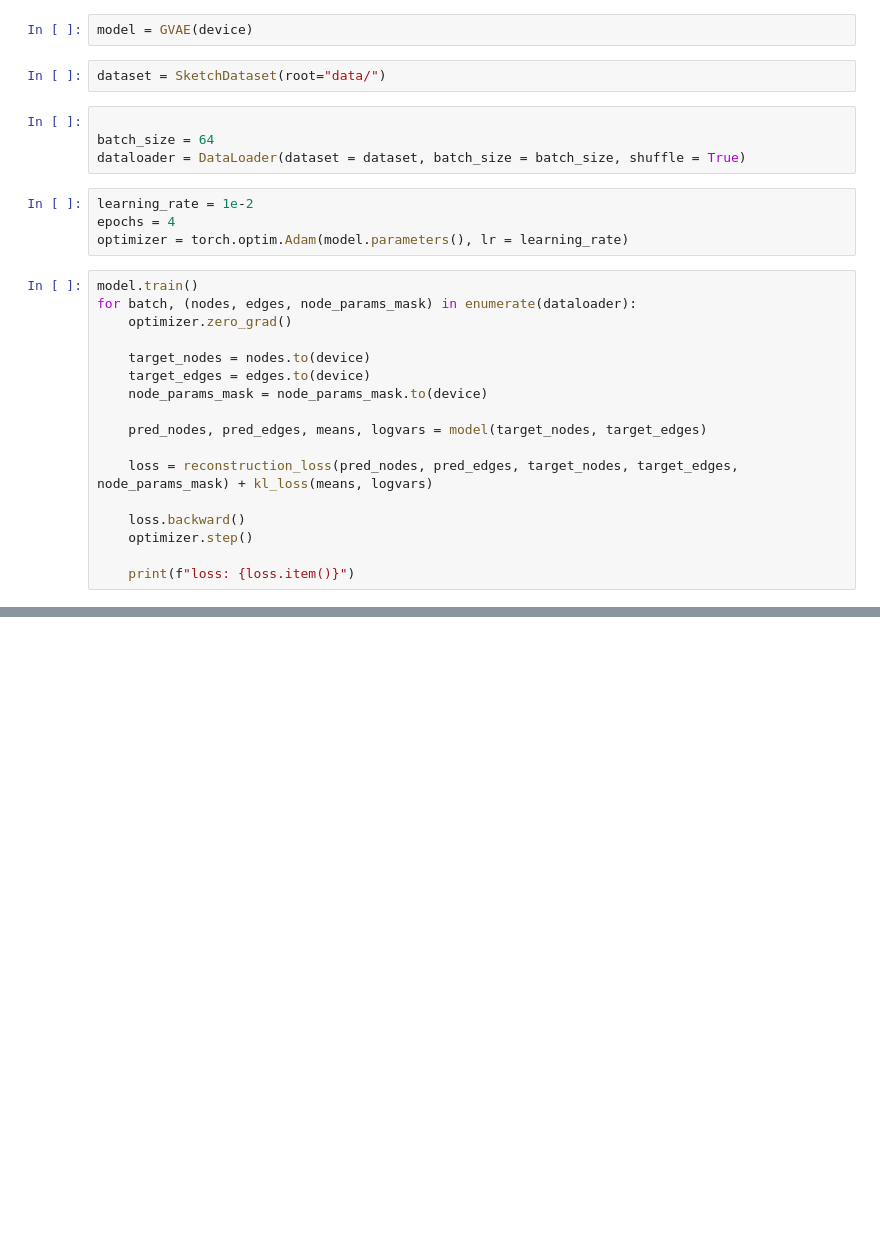
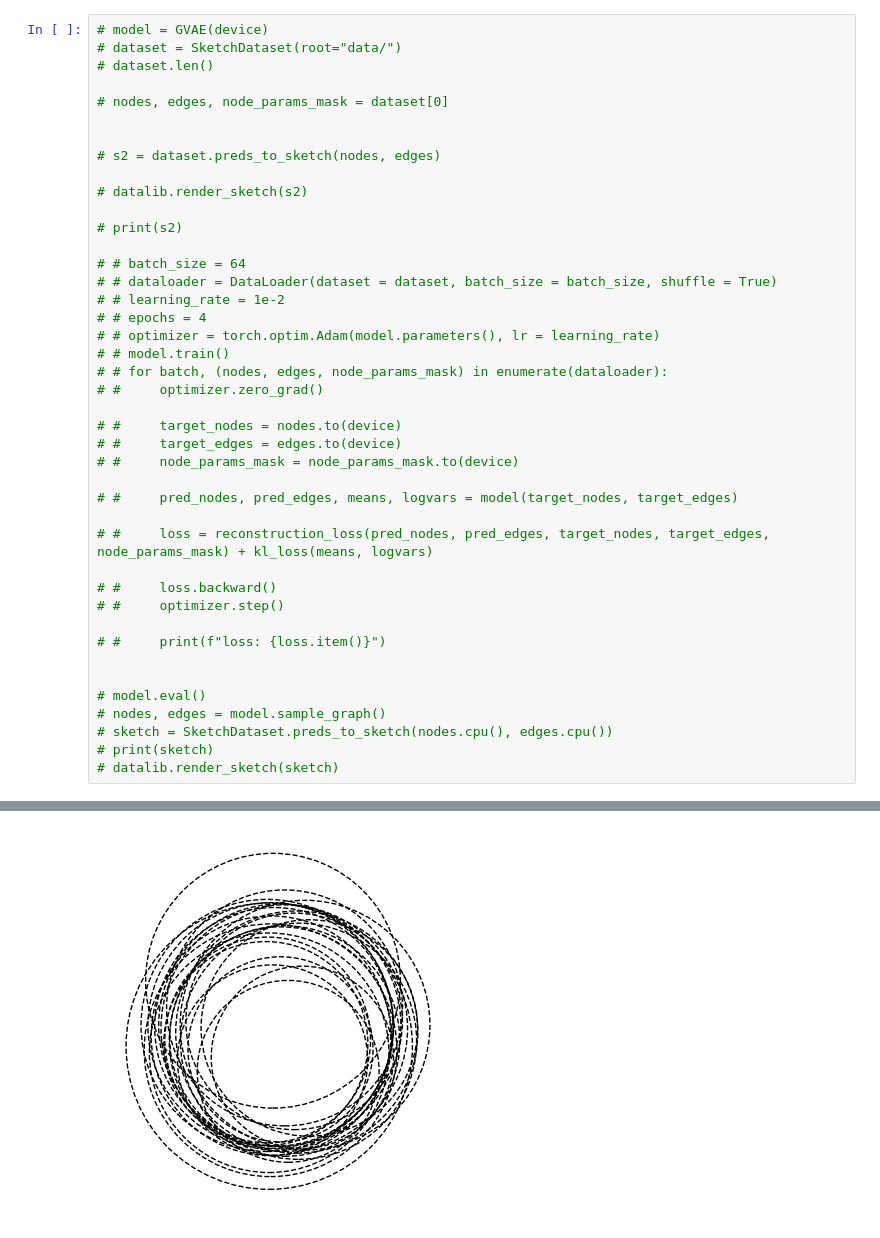
Before and after one commit to Sathware/SketchDNN, a Jupyter notebook: model.ipynb, the cells around one changed output, grey strips where cells are left out. Drawn from its saved outputs; the diff is of its cells as text; blank space fills up the shorter version.

Commit message:
Finished implementing model. Added preliminary tensorboard logging.

```diff
--- a/model.ipynb
+++ b/model.ipynb
@@ -386,33 +343,46 @@ class PNA(nn.Module):
         stdev = torch.std(input, dim) # Standard Deviation
 
         return torch.cat(tensors = (mean, max, min, stdev), dim = 1)
-# %%
-model = GVAE(device)
-# %%
-dataset = SketchDataset(root="data/")
-# %%
-
-batch_size = 64
-dataloader = DataLoader(dataset = dataset, batch_size = batch_size, shuffle = True)
-# %%
-learning_rate = 1e-2
-epochs = 4
-optimizer = torch.optim.Adam(model.parameters(), lr = learning_rate)
 # %%
-model.train()
-for batch, (nodes, edges, node_params_mask) in enumerate(dataloader):
-    optimizer.zero_grad()
+# model = GVAE(device)
+# dataset = SketchDataset(root="data/")
+# dataset.len()
 
-    target_nodes = nodes.to(device)
-    target_edges = edges.to(device)
-    node_params_mask = node_params_mask.to(device)
+# nodes, edges, node_params_mask = dataset[0]
 
-    pred_nodes, pred_edges, means, logvars = model(target_nodes, target_edges)
 
-    loss = reconstruction_loss(pred_nodes, pred_edges, target_nodes, target_edges, node_params_mask) + kl_loss(means, logvars)
+# s2 = dataset.preds_to_sketch(nodes, edges)
 
-    loss.backward()
-    optimizer.step()
+# datalib.render_sketch(s2)
 
-    print(f"loss: {loss.item()}")
+# print(s2)
+
+# # batch_size = 64
+# # dataloader = DataLoader(dataset = dataset, batch_size = batch_size, shuffle = True)
+# # learning_rate = 1e-2
+# # epochs = 4
+# # optimizer = torch.optim.Adam(model.parameters(), lr = learning_rate)
+# # model.train()
+# # for batch, (nodes, edges, node_params_mask) in enumerate(dataloader):
+# #     optimizer.zero_grad()
+
+# #     target_nodes = nodes.to(device)
+# #     target_edges = edges.to(device)
+# #     node_params_mask = node_params_mask.to(device)
+
+# #     pred_nodes, pred_edges, means, logvars = model(target_nodes, target_edges)
+
+# #     loss = reconstruction_loss(pred_nodes, pred_edges, target_nodes, target_edges, node_params_mask) + kl_loss(means, logvars)
+
+# #     loss.backward()
+# #     optimizer.step()
+
+# #     print(f"loss: {loss.item()}")
+
+
+# model.eval()
+# nodes, edges = model.sample_graph()
+# sketch = SketchDataset.preds_to_sketch(nodes.cpu(), edges.cpu())
+# print(sketch)
+# datalib.render_sketch(sketch)
 # %% [output]
@@ -421,0 +391 @@ loss: 3.5634307861328125
+[figure, added]
```
Also changed, not shown: parts of 6 cells of this notebook, 6 other files.
